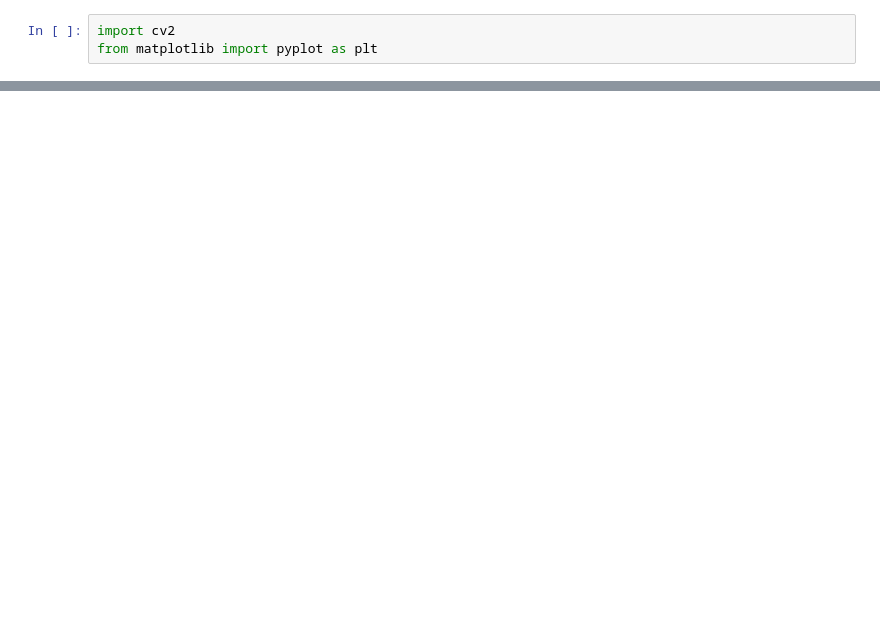
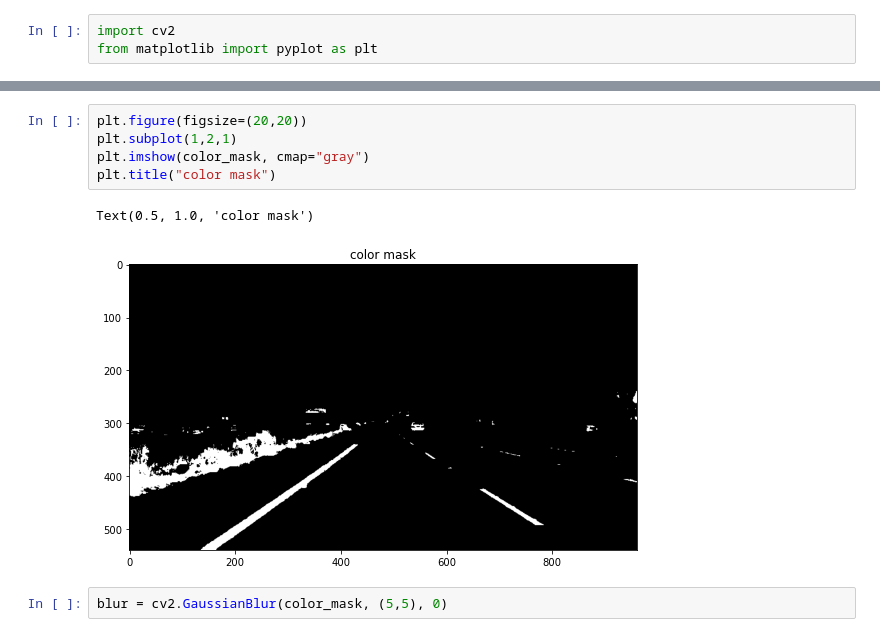
Before and after one commit to karthikeyanrathore/Lane-Line-Detection, a Jupyter notebook: Yellow Lane (PrePro).ipynb, the cells around one changed output, grey strips where cells are left out. Saved outputs shown, nothing was run; the diff lists cells and outputs as text; blank space fills up the shorter version.

```diff
--- a/Yellow Lane (PrePro).ipynb
+++ b/Yellow Lane (PrePro).ipynb
@@ -14,0 +39,10 @@ Text(0.5, 1.0, 'img')
+# %%
+plt.figure(figsize=(20,20))
+plt.subplot(1,2,1)
+plt.imshow(color_mask, cmap="gray")
+plt.title("color mask")
+# %% [output]
+Text(0.5, 1.0, 'color mask')
+[figure, added]
+# %%
+blur = cv2.GaussianBlur(color_mask, (5,5), 0)
```
Also changed, not shown: parts of 8 cells of this notebook, 2 other files.
